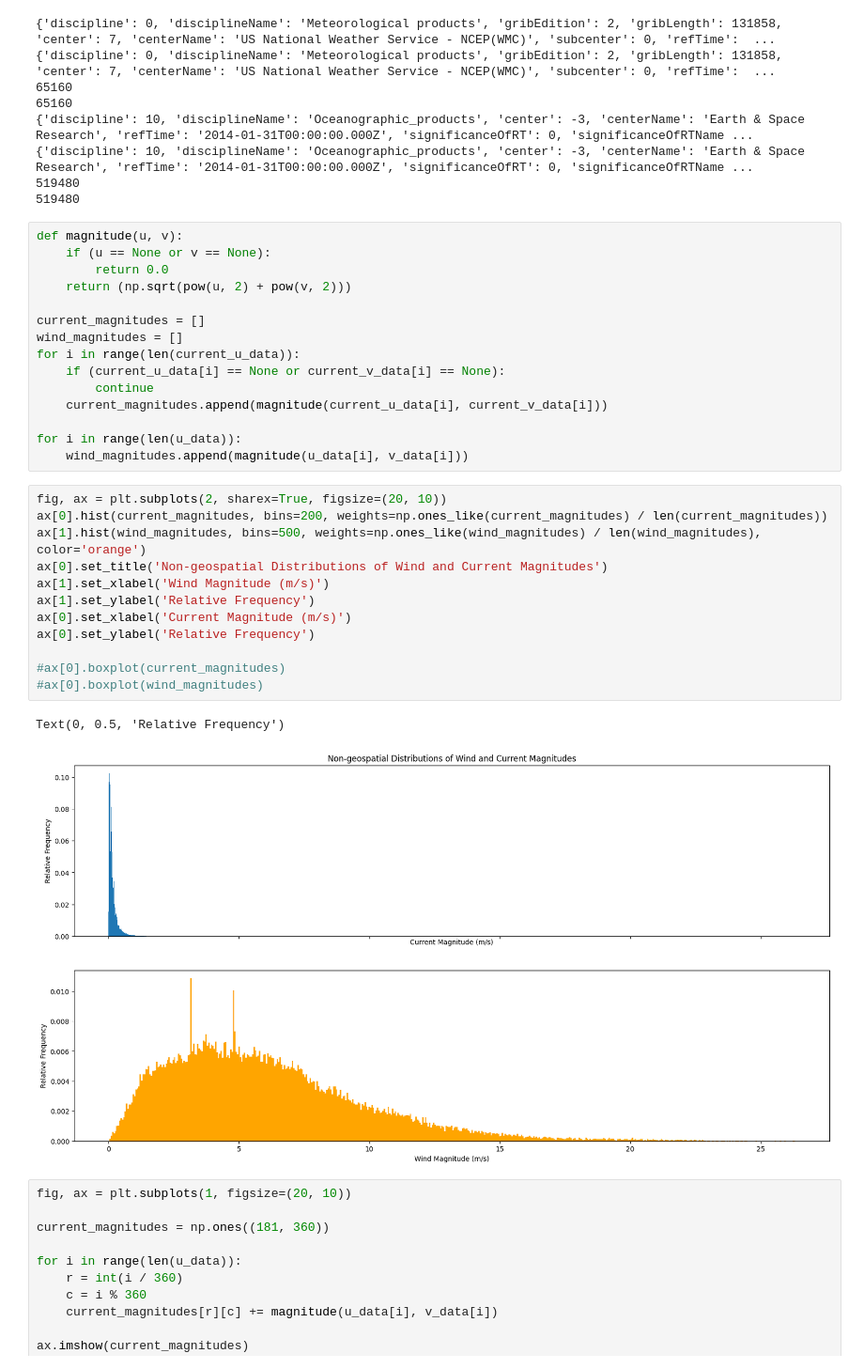
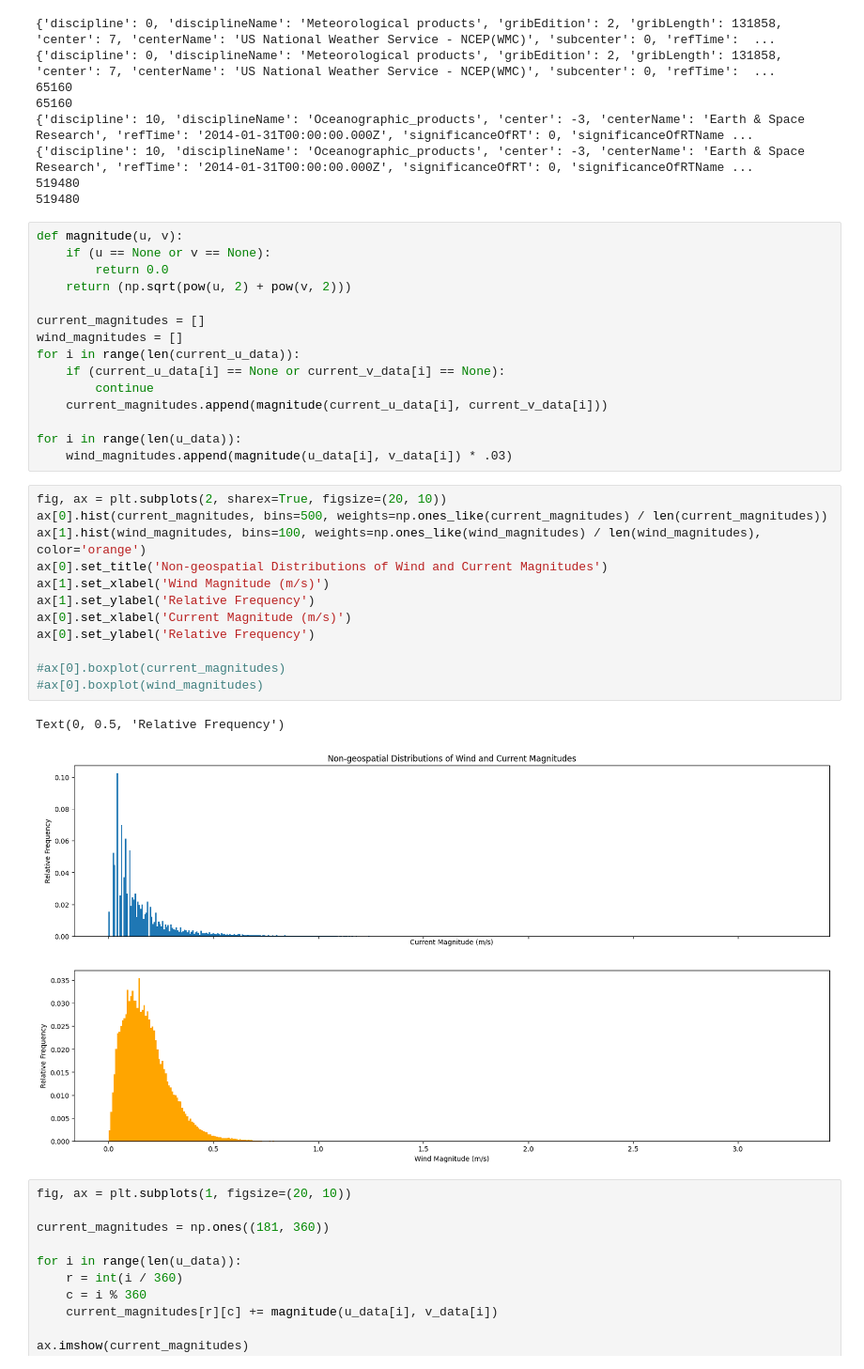
Before and after one commit to adarshramiyer/oceans, a Jupyter notebook: python/wind_eda.ipynb, the cells around one changed output. Shown at 94% size. Drawn from its saved outputs; the diff is of its cells as text.

Commit message:
forecasting figured out

```diff
--- a/python/wind_eda.ipynb
+++ b/python/wind_eda.ipynb
@@ -55,22 +55,22 @@ for i in range(len(current_u_data)):
     current_magnitudes.append(magnitude(current_u_data[i], current_v_data[i]))
 
 for i in range(len(u_data)):
-    wind_magnitudes.append(magnitude(u_data[i], v_data[i]))
+    wind_magnitudes.append(magnitude(u_data[i], v_data[i]) * .03)
 # %%
 fig, ax = plt.subplots(2, sharex=True, figsize=(20, 10))
-ax[0].hist(current_magnitudes, bins=200, weights=np.ones_like(current_magnitudes) / len(current_magnitudes))
-ax[1].hist(wind_magnitudes, bins=500, weights=np.ones_like(wind_magnitudes) / len(wind_magnitudes), color='orange')
+ax[0].hist(current_magnitudes, bins=500, weights=np.ones_like(current_magnitudes) / len(current_magnitudes))
+ax[1].hist(wind_magnitudes, bins=100, weights=np.ones_like(wind_magnitudes) / len(wind_magnitudes), color='orange')
 ax[0].set_title('Non-geospatial Distributions of Wind and Current Magnitudes')
 ax[1].set_xlabel('Wind Magnitude (m/s)')
 ax[1].set_ylabel('Relative Frequency')
 ax[0].set_xlabel('Current Magnitude (m/s)')
 ax[0].set_ylabel('Relative Frequency')
 
 #ax[0].boxplot(current_magnitudes)
 #ax[0].boxplot(wind_magnitudes)
 # %% [output]
 Text(0, 0.5, 'Relative Frequency')
-[figure, old version]
+[figure, new version]
 # %%
 fig, ax = plt.subplots(1, figsize=(20, 10))
 
```
Also changed, not shown: 2 other files.
